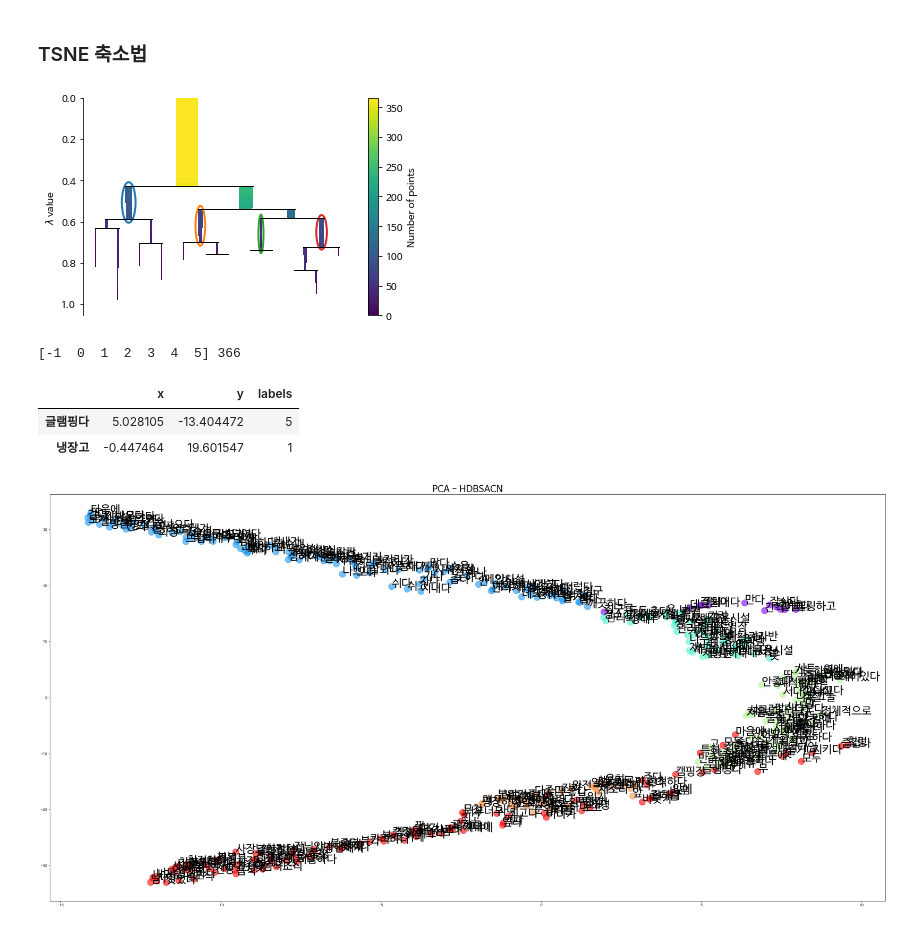
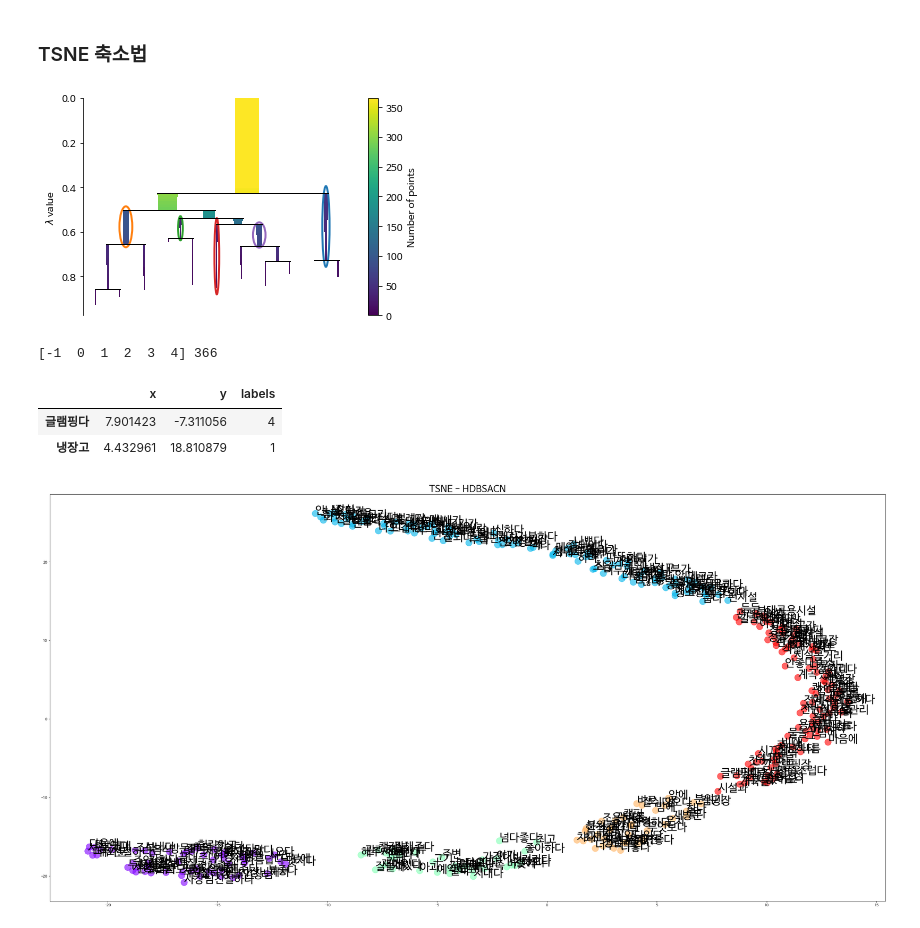
Before and after one commit to kohyunsil/Algo_camping, a Jupyter notebook: camping_modeling/clustering/review_clustering_2d.ipynb, the cells around one changed output. Saved outputs shown, nothing was run; the diff lists cells and outputs as text; code cells hidden in the pictures.

```diff
--- a/camping_modeling/clustering/review_clustering_2d.ipynb
+++ b/camping_modeling/clustering/review_clustering_2d.ipynb
@@ -55,7 +55,7 @@ for r in range(len(data)):
         rv = rv.split(" ")
         rv.append(data['category'].iloc[r])
         rv = [re.compile('[^가-힣]+').sub("", r) for r in rv]
-        rv = [re.compile('[은, 는, 이, 도, 들, 의]+').sub("", r) for r in rv]
+        rv = [re.compile('[은, 는, 이, 도, 의]+').sub("", r) for r in rv]
         rv = [r.replace(r, "") if len(r)<1 or r in stopwords else r for r in rv]
         new_list.append(rv)
 
@@ -224,7 +266,7 @@ clusterer.fit(tsne_df)
 clusterer.condensed_tree_.plot(select_clusters=True, selection_palette=sns.color_palette())
 plt.show()
 # %% [output]
-[figure, old version]
+[figure, new version]
 # %%
 # 모델 객체 생성
 model_hds = hdbscan.HDBSCAN(min_cluster_size=8).fit(tsne_df)
@@ -239,19 +281,19 @@ df3["labels"] = pred_hds
 print(np.unique(df3["labels"]), len(df3))
 df3.tail(2)
 # %% [output]
-[-1  0  1  2  3  4  5] 366
+[-1  0  1  2  3  4] 366
 |  | x | y | labels |
-| 글램핑다 | 5.028105 | -13.404472 | 5 |
-| 냉장고 | -0.447464 | 19.601547 | 1 |
+| 글램핑다 | 7.901423 | -7.311056 | 4 |
+| 냉장고 | 4.432961 | 18.810879 | 1 |
 # %%
 plt.figure(figsize=(40, 20))
-plt.title("PCA - HDBSACN", fontsize= 25)
+plt.title("TSNE - HDBSACN", fontsize= 25)
 df3.drop(df3[df3['labels']== -1].index,inplace=True)
 plt.scatter(df3["x"], df3["y"], c= df3["labels"], s=300, cmap="rainbow", alpha=0.6)
 
 for i, v in enumerate(df3.index):
     plt.annotate(v, xy=(df3["x"][i], df3["y"][i]), fontsize=30)
 
 plt.show()
 # %% [output]
-[figure, old version]
+[figure, new version]
```
Also changed, not shown: parts of 12 cells of this notebook, 2 other files.
